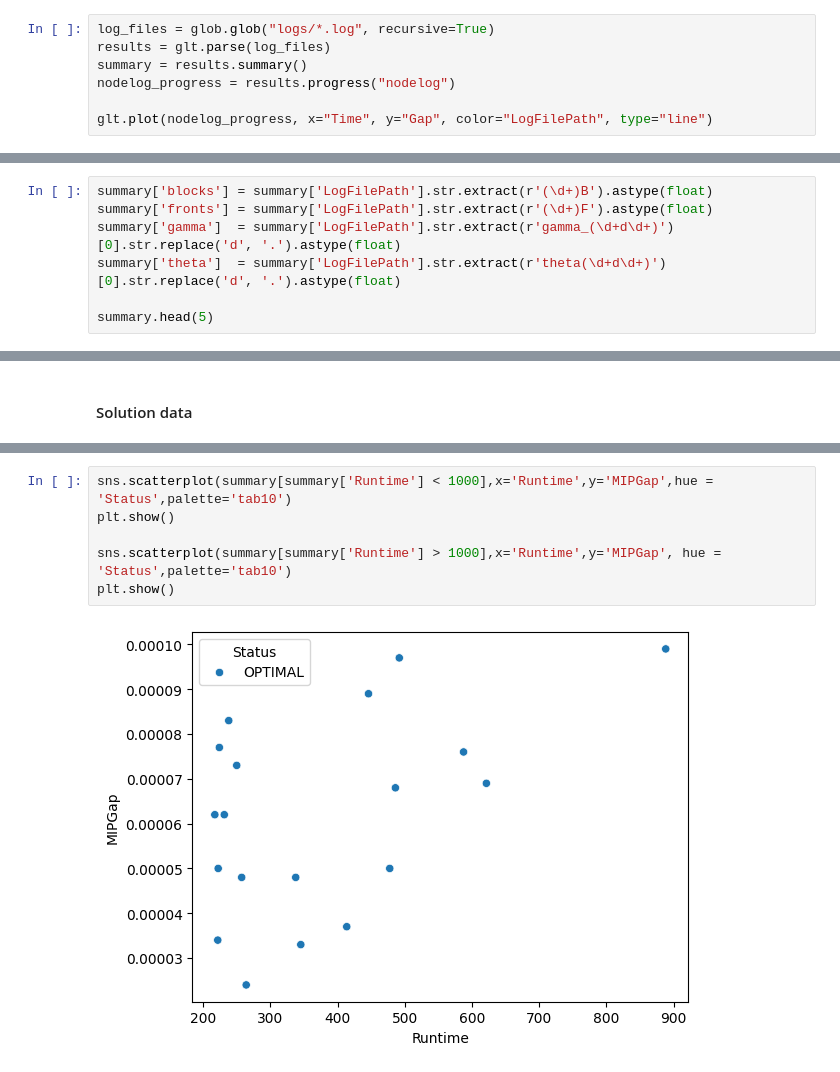
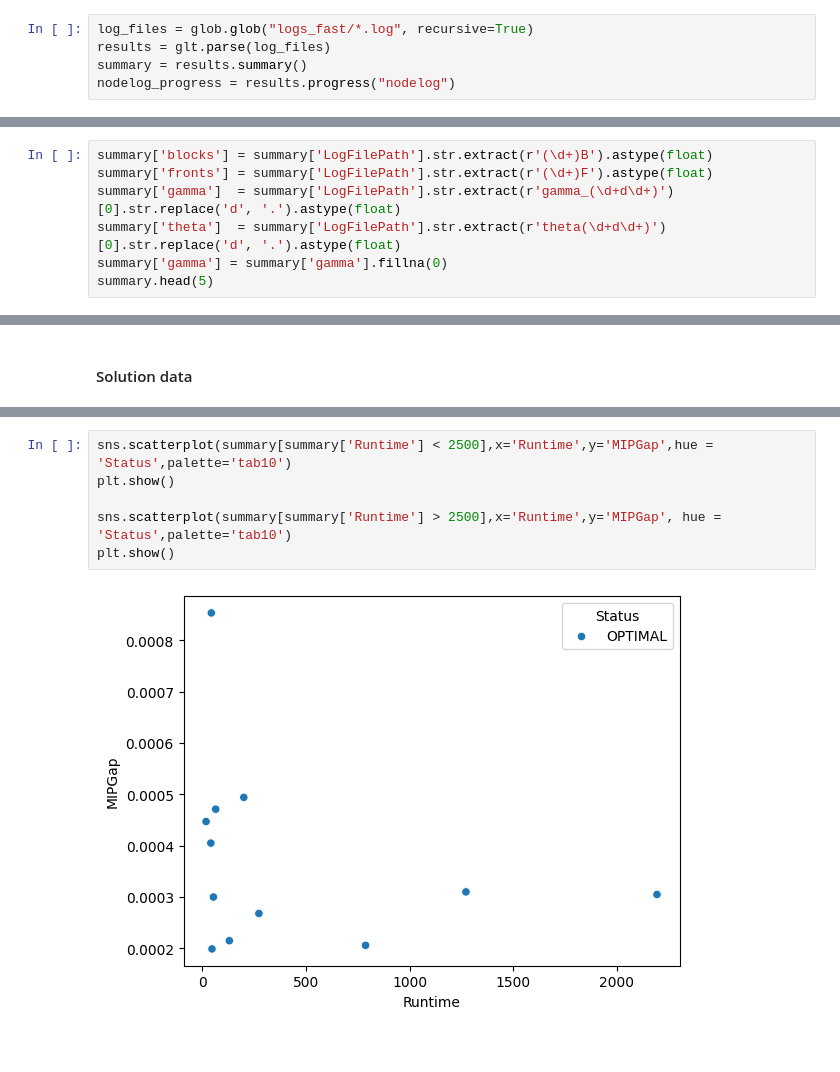
Before and after one commit to pedrodilallo/projeto_logistica_atr, a Jupyter notebook: log_analysis.ipynb, the cells around one changed output, grey strips where cells are left out. Cells and saved outputs as stored; diff of their text form.

```diff
--- a/log_analysis.ipynb
+++ b/log_analysis.ipynb
@@ -13,9 +13,7 @@ import re
 # %% [markdown]
 ## Data
 # %%
-log_files = glob.glob("logs/*.log", recursive=True)
+log_files = glob.glob("logs_fast/*.log", recursive=True)
 results = glt.parse(log_files)
 summary = results.summary()
 nodelog_progress = results.progress("nodelog")
-
-glt.plot(nodelog_progress, x="Time", y="Gap", color="LogFilePath", type="line")
@@ -27,7 +22,7 @@ summary['blocks'] = summary['LogFilePath'].str.extract(r'(\d+)B').astype(float)
 summary['fronts'] = summary['LogFilePath'].str.extract(r'(\d+)F').astype(float)
 summary['gamma']  = summary['LogFilePath'].str.extract(r'gamma_(\d+d\d+)')[0].str.replace('d', '.').astype(float)
 summary['theta']  = summary['LogFilePath'].str.extract(r'theta(\d+d\d+)')[0].str.replace('d', '.').astype(float)
-
+summary['gamma'] = summary['gamma'].fillna(0)
 summary.head(5)
 # %% [output]
 |  | Platform | Time | PhysicalCores | LogicalProcessors | Threads | NumConstrs | NumVars | NumNZs | ... |
@@ -64,8 +55,8 @@ Index(['Platform', 'Time', 'PhysicalCores', 'LogicalProcessors', 'Threads',
 # %%
-sns.scatterplot(summary[summary['Runtime'] < 1000],x='Runtime',y='MIPGap',hue = 'Status',palette='tab10')
+sns.scatterplot(summary[summary['Runtime'] < 2500],x='Runtime',y='MIPGap',hue = 'Status',palette='tab10')
 plt.show()
 
-sns.scatterplot(summary[summary['Runtime'] > 1000],x='Runtime',y='MIPGap', hue = 'Status',palette='tab10')
+sns.scatterplot(summary[summary['Runtime'] > 2500],x='Runtime',y='MIPGap', hue = 'Status',palette='tab10')
 plt.show()
 # %% [output]
-[figure, old version]
+[figure, new version]
```
Also changed, not shown: parts of 8 cells of this notebook, 38 other files.
